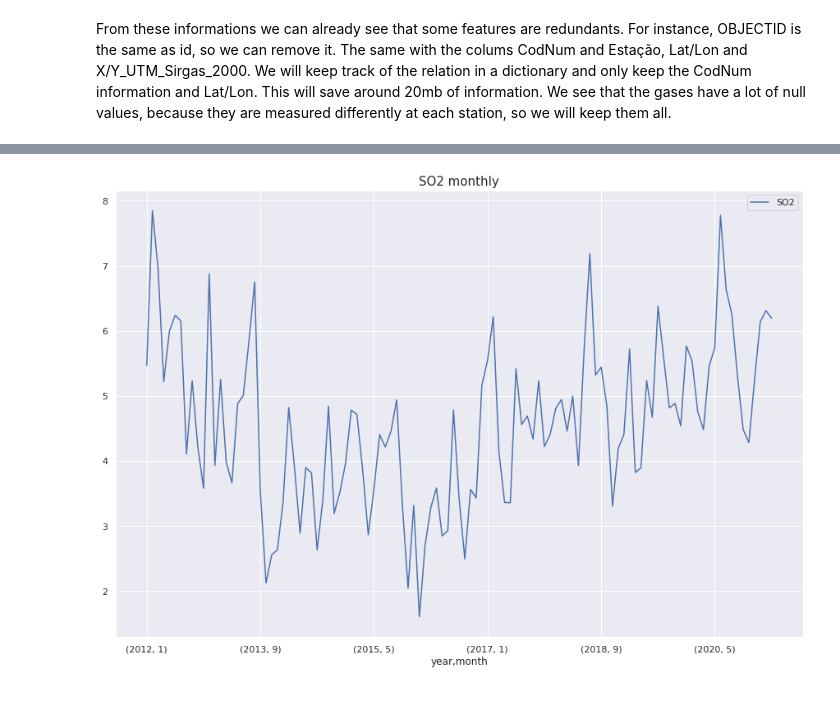
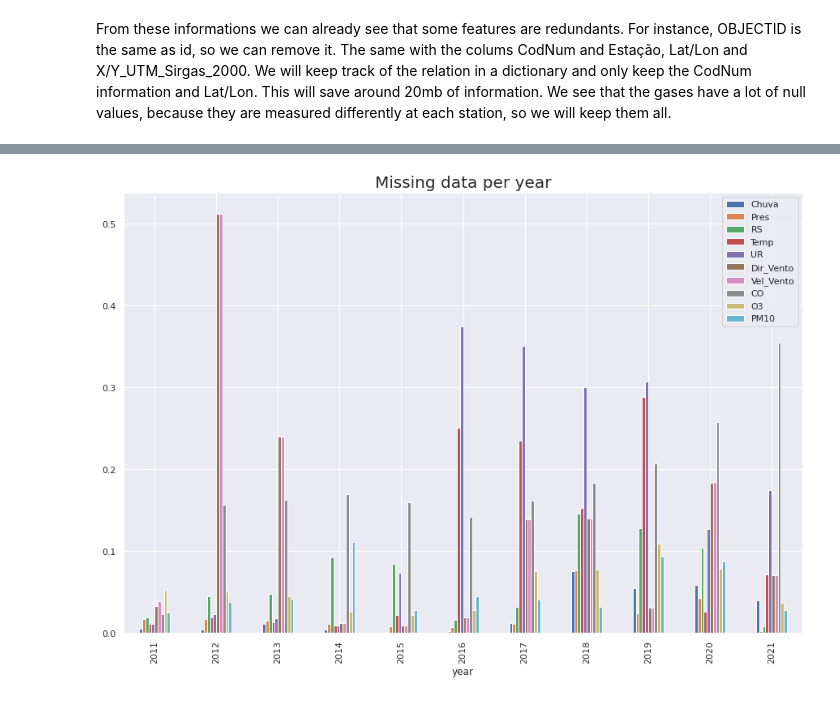
Before and after one commit to lucasmoschen/machine-learning-project, a Jupyter notebook: notebooks/eda.ipynb, the cells around one changed output, grey strips where cells are left out. Saved outputs shown, nothing was run; the diff lists cells and outputs as text; code cells hidden in the pictures.

Commit message:
missing data description

```diff
--- a/notebooks/eda.ipynb
+++ b/notebooks/eda.ipynb
@@ -188,8 +103,7 @@ plt.savefig(IMAGES_FOLDER + 'histogram.eps', bbox_inches = 'tight')
 # %%
+air_data.Data = pd.to_datetime(air_data.Data)
+
 air_data["year"] = air_data.Data.apply(lambda x: x.year)
 air_data["month"] = air_data.Data.apply(lambda x: x.month)
 air_data["day"] = air_data.Data.apply(lambda x: x.day)
 air_data["hour"] = air_data.Data.apply(lambda x: x.hour)
-air_data.drop(labels = ['Data'], axis = 1, inplace = True)
-
-air_data = air_data[air_data.year != 2011]
@@ -223,7 +167,10 @@ plt.show()
+# %%
+consider_var = ['Chuva', 'Pres', 'RS', 'Temp', 'UR', 'Dir_Vento', 'Vel_Vento', 'CO', 'O3', 'PM10']
+miss_per_year = air_data.groupby("year").agg(lambda x: pd.isna(x).sum()/len(x))[consider_var]
+miss_per_code = air_data.groupby("CodNum").agg(lambda x: pd.isna(x).sum()/len(x))[consider_var]
 # %%
-air_data.groupby(by = ["year", 'month']).mean()[ ['SO2']].plot(figsize = (15,10))
-plt.legend(loc='upper right')
-plt.title("SO2 monthly", fontsize = 15)
+miss_per_year.plot.bar(figsize = (15,10))
+plt.title('Missing data per yea', fontsize = 20)
 plt.show()
 # %% [output]
-[figure, old version]
+[figure, new version]
```
Also changed, not shown: parts of 29 cells of this notebook, 2 other files.
